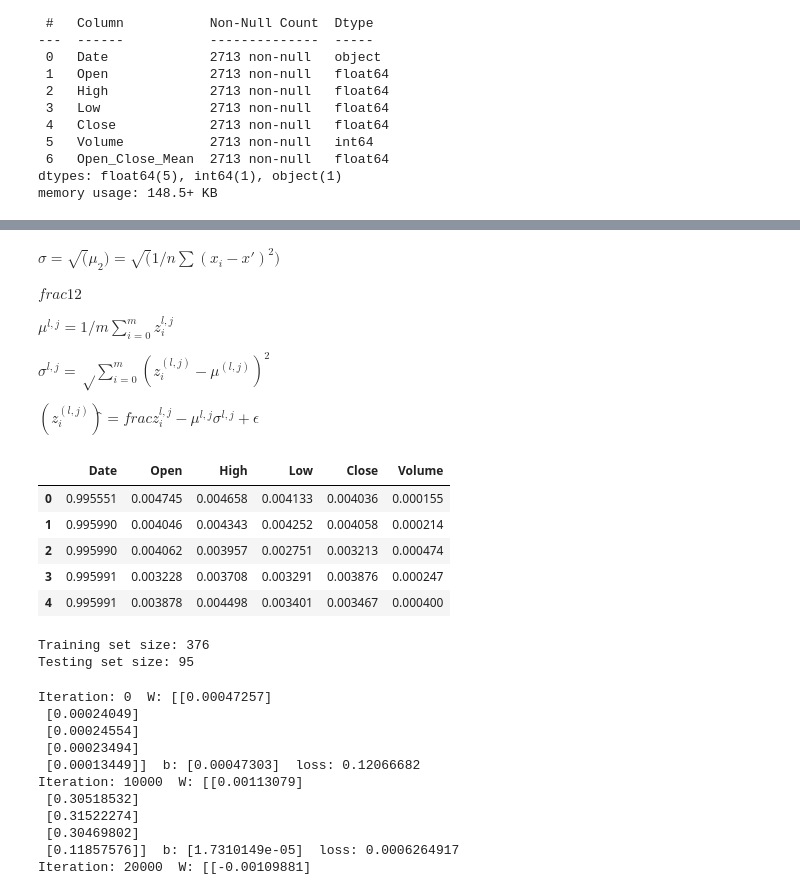
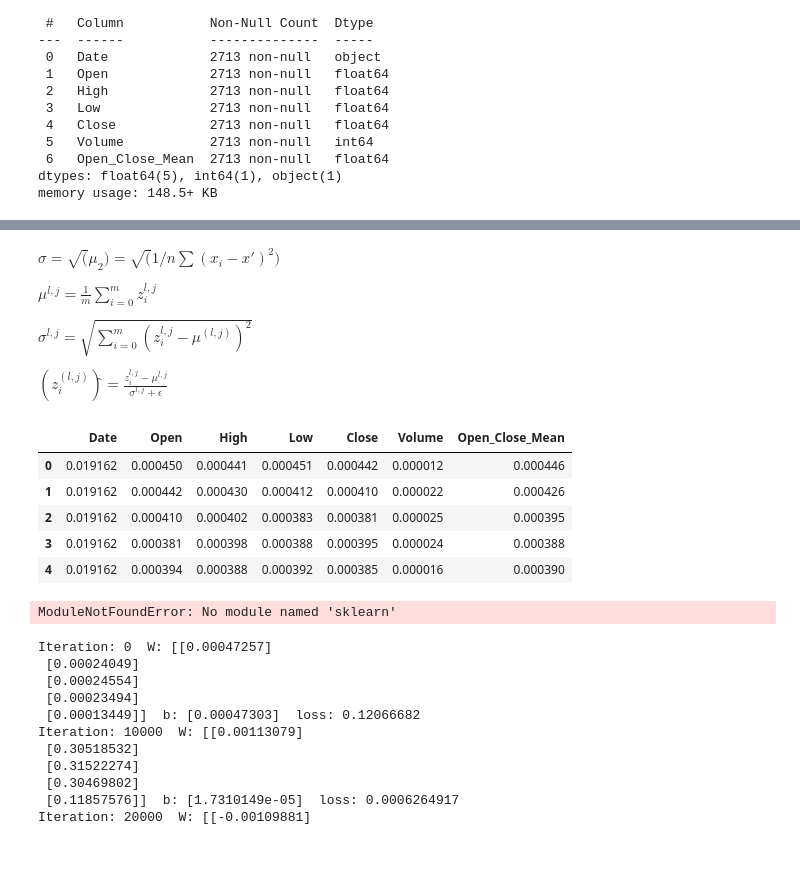
Before and after one commit to elonezra/deeplearningproject, a Jupyter notebook: final_project_deep_learning_course.ipynb, the cells around one changed output, grey strips where cells are left out. Cells and saved outputs as stored; diff of their text form; code cells hidden in the pictures; blank space fills up the shorter version.

```diff
--- a/final_project_deep_learning_course.ipynb
+++ b/final_project_deep_learning_course.ipynb
@@ -144,13 +134,11 @@ memory usage: 22.2 KB
 # %% [markdown]
 $\sigma = \sqrt(\mu_2) = \sqrt(1/n \sum(x_i - x')^2)$
 
-$frac{1}{2}$
+$𝜇^{𝑙,𝑗}= \frac{1}{m} ∑_{𝑖=0}^{𝑚}{𝑧_𝑖^{𝑙,𝑗}}$
 
-$𝜇^{𝑙,𝑗}= 1/m ∑_{𝑖=0}^{𝑚}{𝑧_𝑖^{𝑙,𝑗}}$
+$𝜎^{𝑙,𝑗}=\sqrt{∑_{𝑖=0}^𝑚(𝑧_𝑖^{𝑙,𝑗}−𝜇^(𝑙,𝑗) )^2 }$
 
-$𝜎^{𝑙,𝑗}=√{∑_{𝑖=0}^𝑚(𝑧_𝑖^(𝑙,𝑗)−𝜇^(𝑙,𝑗) )^2 }$
-
-$(𝑧_𝑖^(𝑙,𝑗) ) ̂= frac{𝑧_𝑖^{𝑙,𝑗}−𝜇^{𝑙,𝑗}}{𝜎^{𝑙,𝑗}+𝜖} $
+$(𝑧_𝑖^(𝑙,𝑗) ) ̂= \frac{𝑧_𝑖^{𝑙,𝑗}−𝜇^{𝑙,𝑗}}{𝜎^{𝑙,𝑗}+𝜖} $
 # %%
 def mu(data):
     return np.mean(data)/len(data)
@@ -164,19 +152,19 @@ def standard_deviation(data, mu):
 # %%
 # As we can see, the data is not normalized so the next steps will focus on normalizing
 # the data to numbers from 0 to 1 i.e. [0, 1]
+epsilon = 0.00001
 
-
-df = df.apply(lambda x: (x - mu(x)) / standard_deviation(x, mu(x)))
+df = df.apply(lambda x: (x - mu(x)) / standard_deviation(x, mu(x))+epsilon)
 
 # df = df.apply(lambda x: x/x.max())
 df.head()
 # %% [output]
-|  | Date | Open | High | Low | Close | Volume |
-| 0 | 0.995551 | 0.004745 | 0.004658 | 0.004133 | 0.004036 | 0.000155 |
-| 1 | 0.995990 | 0.004046 | 0.004343 | 0.004252 | 0.004058 | 0.000214 |
-| 2 | 0.995990 | 0.004062 | 0.003957 | 0.002751 | 0.003213 | 0.000474 |
-| 3 | 0.995991 | 0.003228 | 0.003708 | 0.003291 | 0.003876 | 0.000247 |
-| 4 | 0.995991 | 0.003878 | 0.004498 | 0.003401 | 0.003467 | 0.000400 |
+|  | Date | Open | High | Low | Close | Volume | Open_Close_Mean |
+| 0 | 0.019162 | 0.000450 | 0.000441 | 0.000451 | 0.000442 | 0.000012 | 0.000446 |
+| 1 | 0.019162 | 0.000442 | 0.000430 | 0.000412 | 0.000410 | 0.000022 | 0.000426 |
+| 2 | 0.019162 | 0.000410 | 0.000402 | 0.000383 | 0.000381 | 0.000025 | 0.000395 |
+| 3 | 0.019162 | 0.000381 | 0.000398 | 0.000388 | 0.000395 | 0.000024 | 0.000388 |
+| 4 | 0.019162 | 0.000394 | 0.000388 | 0.000392 | 0.000385 | 0.000016 | 0.000390 |
 # %%
 from sklearn.model_selection import train_test_split
 
@@ -190,8 +178,7 @@ X_train, X_test, y_train, y_test = train_test_split(X, y, test_size=0.2, random_
 print("Training set size:", len(X_train))
 print("Testing set size:", len(X_test))
 # %% [output]
-Training set size: 376
-Testing set size: 95
+ModuleNotFoundError: No module named 'sklearn'
 # %%
 # to extract the numebr of features in out dataset we need to index to the
 # second element in the shape of the dataframe which is the number of columns
```
Also changed, not shown: parts of 3 cells of this notebook.
